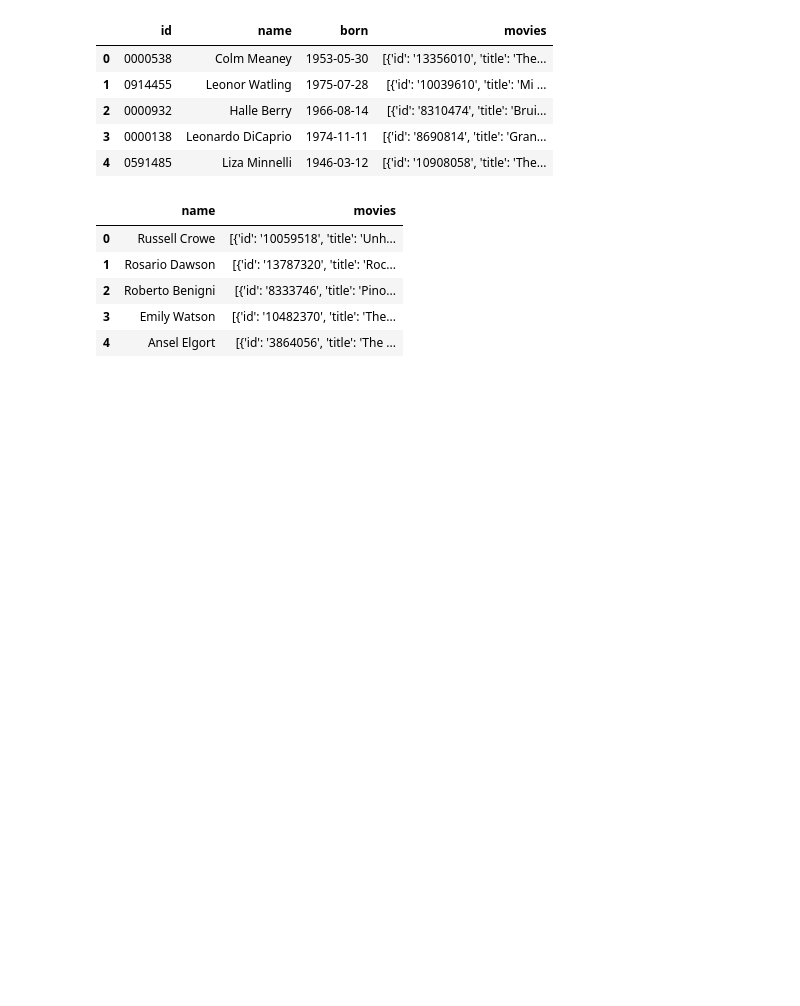
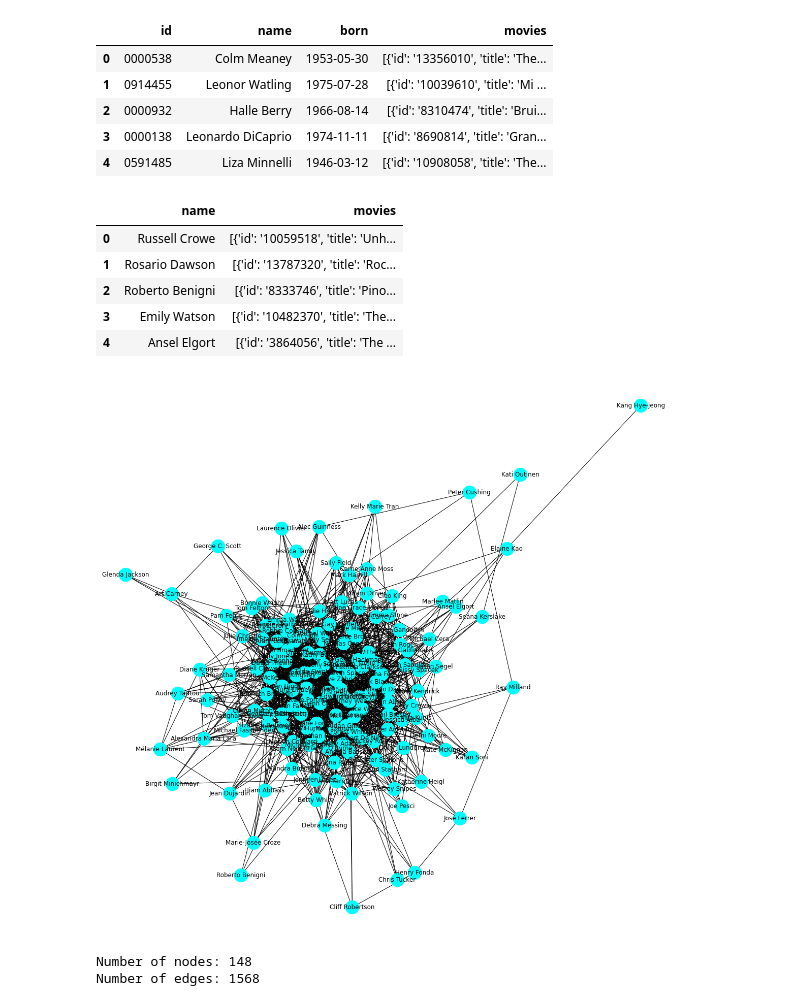
Before and after one commit to brianbyrne99/Network-Analysis, a Jupyter notebook: NetworkAnalysis_1.ipynb, the cells around one changed output. Saved outputs shown, nothing was run; the diff lists cells and outputs as text; code cells hidden in the pictures; blank space fills up the shorter version.

```diff
--- a/NetworkAnalysis_1.ipynb
+++ b/NetworkAnalysis_1.ipynb
@@ -93,25 +104,25 @@ for actor in actors2:
 g1=nx.Graph()
 
 ## Use loops and the intersection function to find those that intersect
-for actor in actors1:
-    g1.add_node(actor)
 
-for i in range (len(actors1)-1):
+
+for i in range (len(actors1)-1):     #Comparing the films of actors to find costars
     list1=by_actor1[actors1[i]]
     for j in range(i+1,len(actors1)):
         list1_asSet=set(list1)
         list2=by_actor1[actors1[j]]
-        intersection=list(list1_asSet.intersection(list2))
+        intersection=list(list1_asSet.intersection(list2))  #list of mutually starred films by the two actors
 
         if intersection:
             g1.add_edge(actors1[i],actors1[j], weight=len(intersection))
+           #edges of actors who co-star in more films will be weighted by the number of mutual films they have
+##########################################################################################
+#I have chosen this algorithm to populate my graph, as it assembles weighted edges and ignores
+# isolated nodes that are independent of the other nodes (i.e has not co-starred with any actors in the dataset)
+##########################################################################################
+## Repeating the process for the second dataset
+g2=nx.Graph()
 
-
-##########################################################################################
-
-g2=nx.Graph()
-for actor in actors2:
-    g2.add_node(actor)
 
 for i in range (len(actors2)-1):
     list1=by_actor2[actors2[i]]
@@ -123,17 +134,30 @@ for i in range (len(actors2)-1):
         if intersection:
             g2.add_edge(actors2[i],actors2[j], weight=len(intersection))
 # %%
+# Functions for displaying data and graphs of our networks
+# Function to print edges
 def showEdges(graph):
     for edge in graph.edges(data=True):
         print(edge)
 
+# Function to print nodes
 def showNodes(graph):
     for node in graph.node(data=True):
         print(node)
-
+#function to draw our existing graph
 def drawGraph(graph):
-    nx.draw(g1,with_labels=True,node_color='cyan', font_color='black', font_size=9)
-
+    plt.figure(figsize=(20,20))
+    nx.draw_networkx(graph, with_labels=True, node_size=700, node_color="cyan" )
+    plt.axis("off")
+    plt.show()
+# Function
 def networkSizes(graph):
     print("Number of nodes:",graph.number_of_nodes())
     print("Number of edges:",graph.number_of_edges())
+# %%
+drawGraph(g1)
+networkSizes(g1)
+# %% [output]
+[figure, added]
+Number of nodes: 148
+Number of edges: 1568
```
Also changed, not shown: parts of 11 cells of this notebook.
